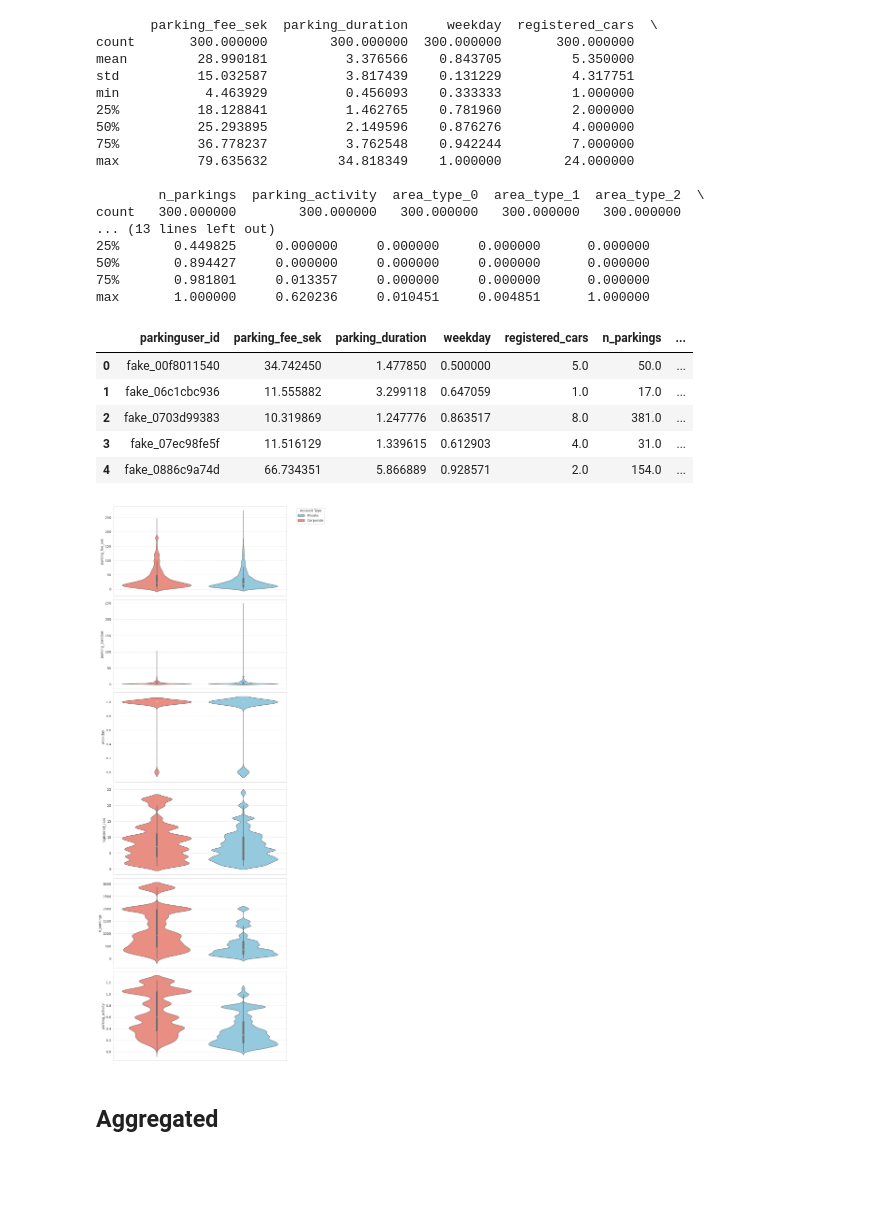
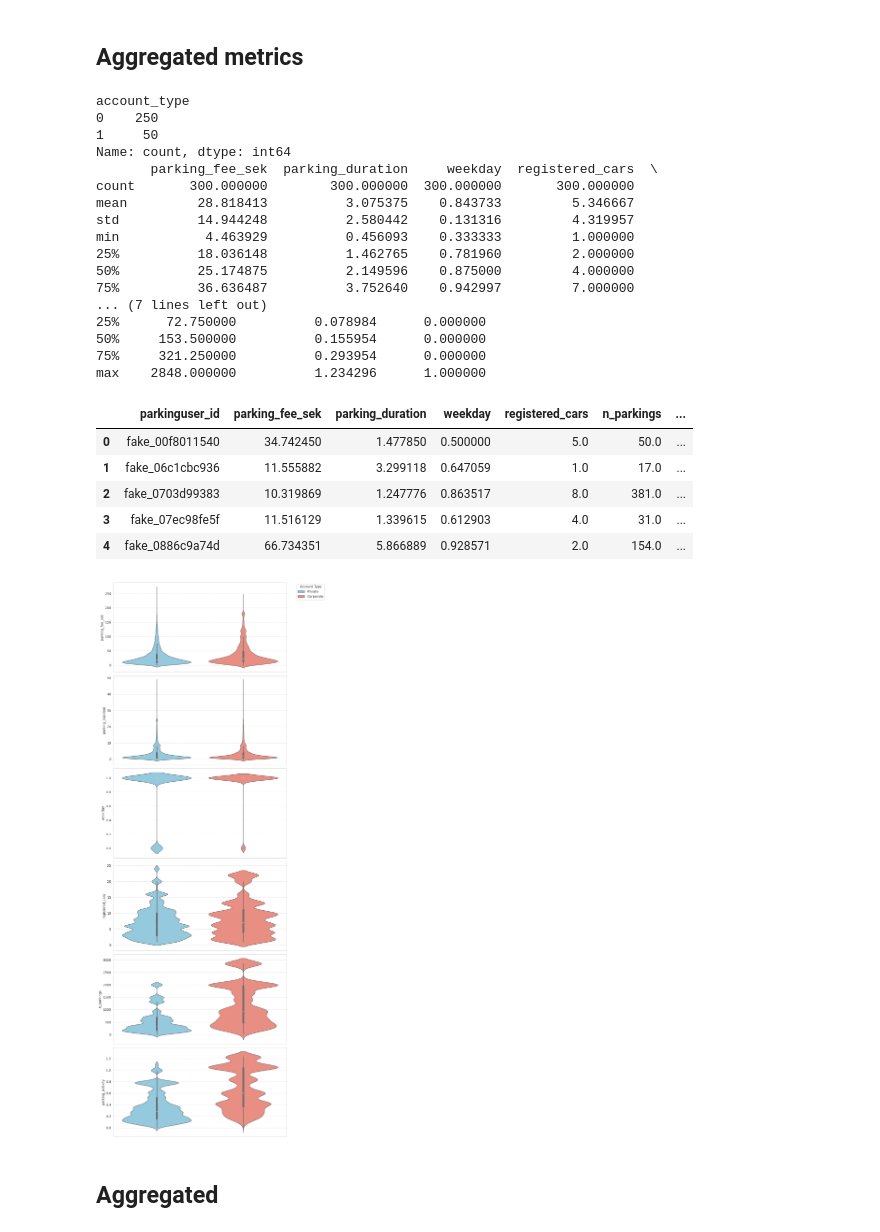
Before and after one commit to Darakhsh1999/arrive-demo, a Jupyter notebook: src/visualize_metrics.ipynb, the cells around one changed output. Saved outputs shown, nothing was run; the diff lists cells and outputs as text; code cells hidden in the pictures; blank space fills up the shorter version.

Commit message:
more outlier removal for parking duration

```diff
--- a/src/visualize_metrics.ipynb
+++ b/src/visualize_metrics.ipynb
@@ -45,24 +41,27 @@ max     2848.000000          1.234296      1.000000
+# %% [markdown]
+## Aggregated metrics
 # %%
-print(df_agg.describe())
+print(df_agg["account_type"].value_counts())
+print(df_agg[[col for col in df_agg.columns if not col.startswith("area_type")]].describe())
 df_agg.head()
 # %% [output]
+account_type
+0    250
+1     50
+Name: count, dtype: int64
        parking_fee_sek  parking_duration     weekday  registered_cars  \
 count       300.000000        300.000000  300.000000       300.000000
-mean         28.990181          3.376566    0.843705         5.350000
-std          15.032587          3.817439    0.131229         4.317751
+mean         28.818413          3.075375    0.843733         5.346667
+std          14.944248          2.580442    0.131316         4.319957
 min           4.463929          0.456093    0.333333         1.000000
-25%          18.128841          1.462765    0.781960         2.000000
-50%          25.293895          2.149596    0.876276         4.000000
-75%          36.778237          3.762548    0.942244         7.000000
-max          79.635632         34.818349    1.000000        24.000000
-
-        n_parkings  parking_activity  area_type_0  area_type_1  area_type_2  \
-count   300.000000        300.000000   300.000000   300.000000   300.000000
-... (13 lines left out)
-25%       0.449825     0.000000     0.000000     0.000000      0.000000
-50%       0.894427     0.000000     0.000000     0.000000      0.000000
-75%       0.981801     0.013357     0.000000     0.000000      0.000000
-max       1.000000     0.620236     0.010451     0.004851      1.000000
+25%          18.036148          1.462765    0.781960         2.000000
+50%          25.174875          2.149596    0.875000         4.000000
+75%          36.636487          3.752640    0.942997         7.000000
+... (7 lines left out)
+25%      72.750000          0.078984      0.000000
+50%     153.500000          0.155954      0.000000
+75%     321.250000          0.293954      0.000000
+max    2848.000000          1.234296      1.000000
 |  | parkinguser_id | parking_fee_sek | parking_duration | weekday | registered_cars | n_parkings | ... |
 | 0 | fake_00f8011540 | 34.742450 | 1.477850 | 0.500000 | 5.0 | 50.0 | ... |
 | 1 | fake_06c1cbc936 | 11.555882 | 3.299118 | 0.647059 | 1.0 | 17.0 | ... |
@@ -92,35 +91,35 @@ for i, feature in enumerate(features_to_analyze):
     # Create violin plot
     ax = sns.violinplot(
         x='account_type',
         y=feature,
         data=df,
         ax=axes[i],
         hue='account_type',
         palette={'0': 'skyblue', '1': 'salmon'},
-        legend=i==0,  # Only show legend for the first plot
+        legend=(i==0),  # Only show legend for the first plot
         hue_order=['0', '1']  # Ensure consistent order
     )
 
     # Customize the plot
     axes[i].set_ylabel(feature)
     axes[i].set_xlabel('')  # Remove x-axis label
     axes[i].set_xticks([])  # Remove x-ticks
 
     # Customize legend for the first plot
     if i == 0:
         handles, _ = ax.get_legend_handles_labels()
         axes[i].legend(handles, ['Private', 'Corporate'],
                       title='Account Type',
                       bbox_to_anchor=(1.05, 1),  # Position outside the plot
                       loc='upper left')
 
     # Add grid for better readability
     axes[i].grid(True, linestyle='--', alpha=0.7)
 
 plt.tight_layout()
 plt.show()
 # %% [output]
-[figure, old version]
+[figure, new version]
 # %% [markdown]
 ## Aggregated
 # %%
```
Also changed, not shown: parts of 4 cells of this notebook, 5 other files.
